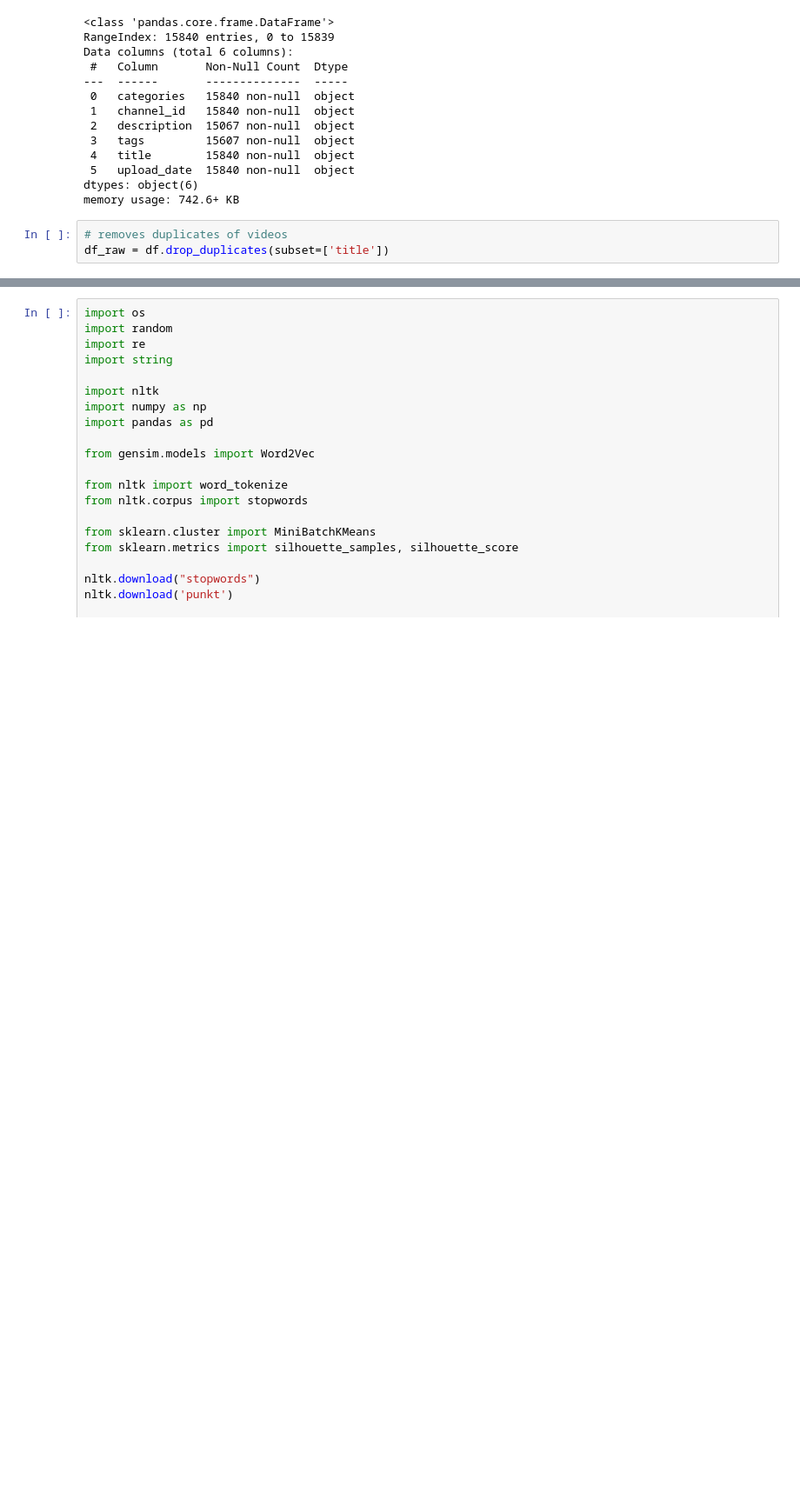
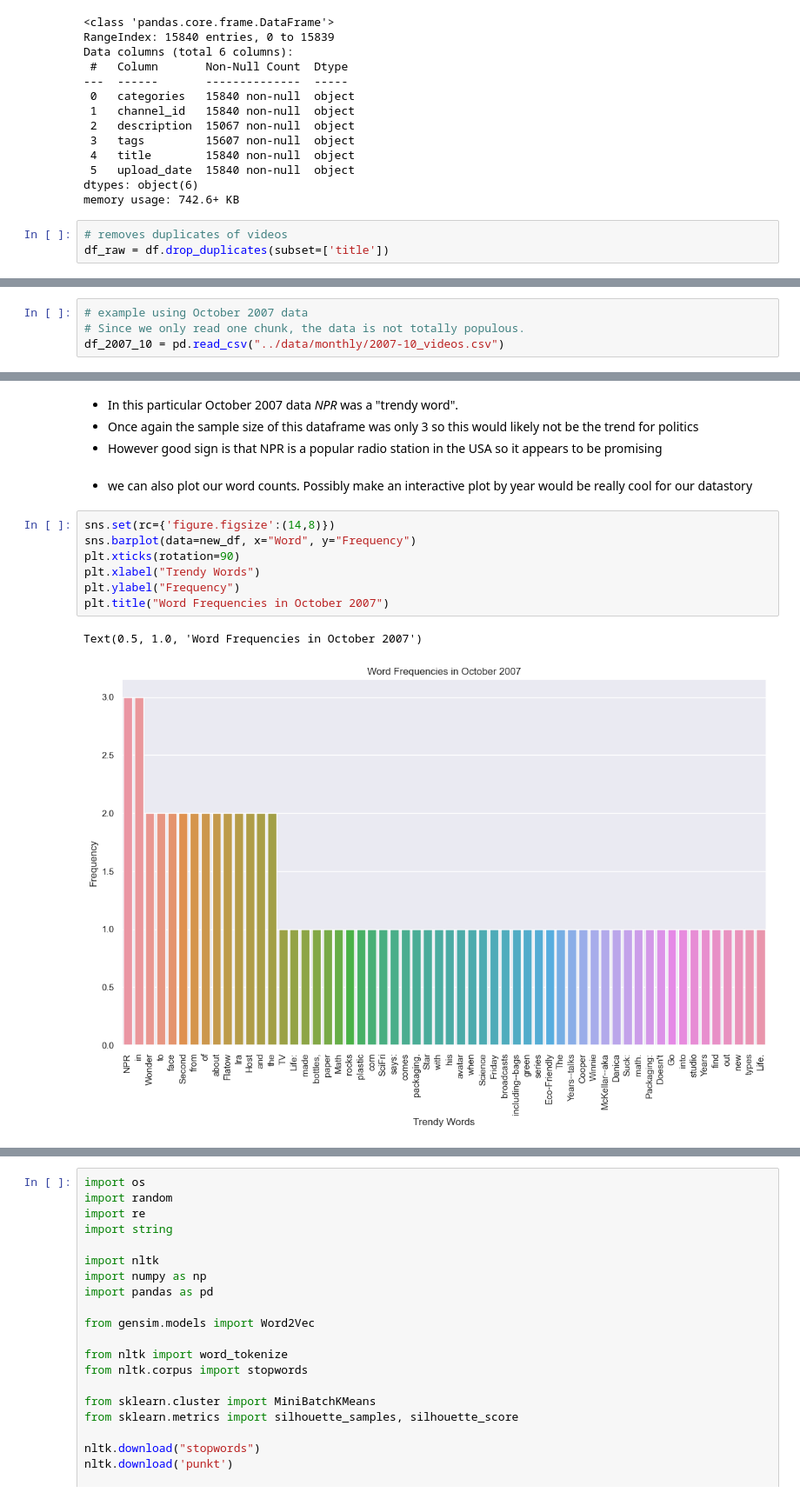
Before and after one commit to epfl-ada/ada-2022-project-chromegoldfish, a Jupyter notebook: src/data-explore.ipynb, the cells around one changed output, grey strips where cells are left out. Shown at 87% size. Saved outputs shown, nothing was run; the diff lists cells and outputs as text; blank space fills up the shorter version.

```diff
--- a/src/data-explore.ipynb
+++ b/src/data-explore.ipynb
@@ -489,0 +485,4 @@ df_raw
+# %%
+# example using October 2007 data
+# Since we only read one chunk, the data is not totally populous.
+df_2007_10 = pd.read_csv("../data/monthly/2007-10_videos.csv")
@@ -489,0 +519,16 @@ df_raw
+# %% [markdown]
+- In this particular October 2007 data *NPR* was a "trendy word".
+- Once again the sample size of this dataframe was only 3 so this would likely not be the trend for politics
+- However good sign is that NPR is a popular radio station in the USA so it appears to be promising
+# %% [markdown]
+- we can also plot our word counts. Possibly make an interactive plot by year would be really cool for our datastory
+# %%
+sns.set(rc={'figure.figsize':(14,8)})
+sns.barplot(data=new_df, x="Word", y="Frequency")
+plt.xticks(rotation=90)
+plt.xlabel("Trendy Words")
+plt.ylabel("Frequency")
+plt.title("Word Frequencies in October 2007")
+# %% [output]
+Text(0.5, 1.0, 'Word Frequencies in October 2007')
+[figure, added]
```
Also changed, not shown: parts of 60 cells of this notebook.
